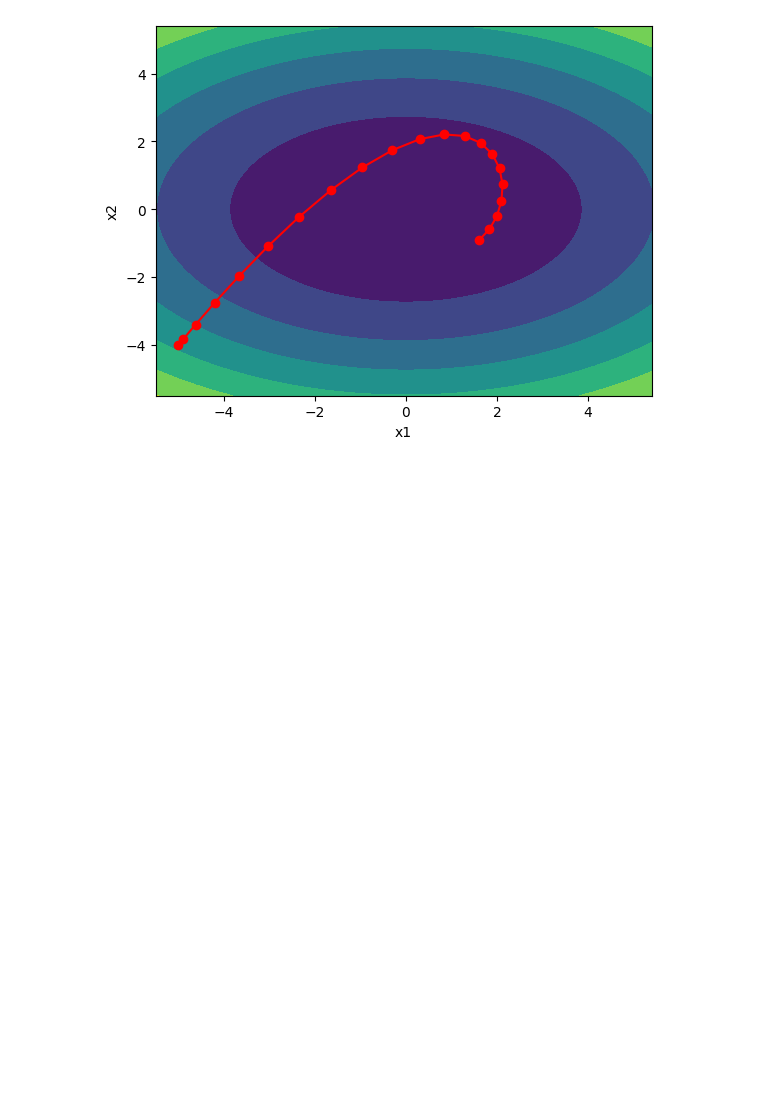
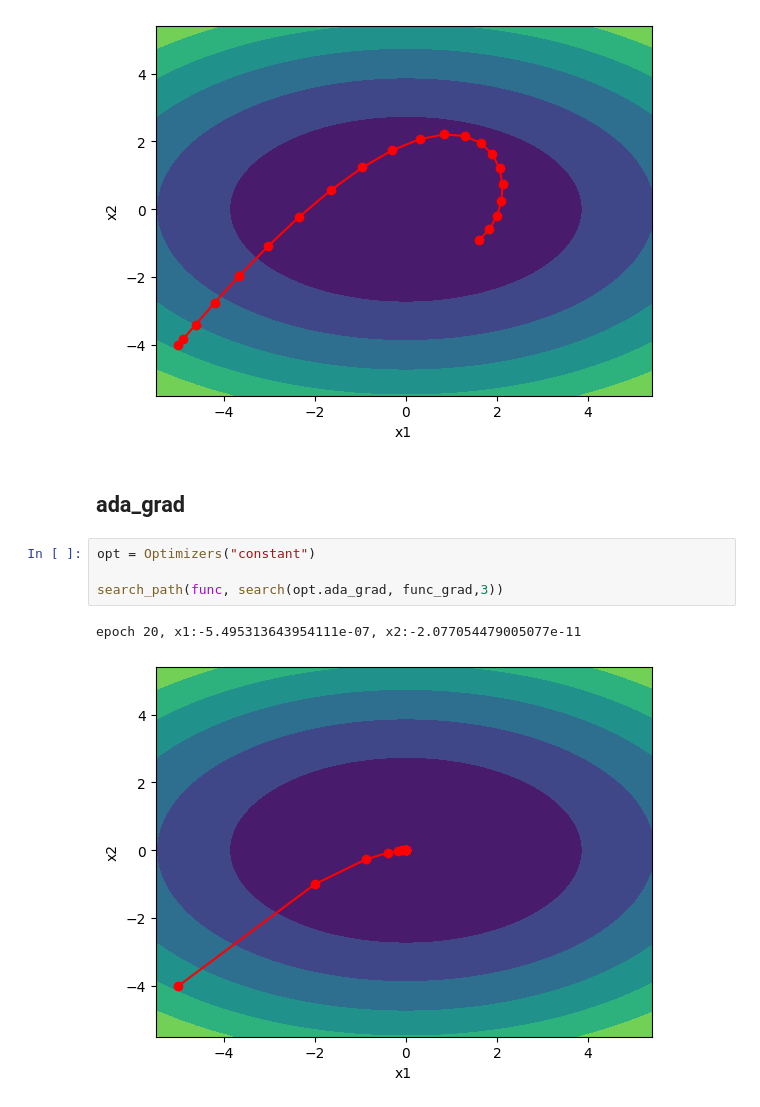
Before and after one commit to erfan-sadeghiii/Deep-Learning-exercises, a Jupyter notebook: 16_gradient_descent_optimizers.ipynb, the cells around one changed output. Cells and saved outputs as stored; diff of their text form; blank space fills up the shorter version.

```diff
--- a/16_gradient_descent_optimizers.ipynb
+++ b/16_gradient_descent_optimizers.ipynb
@@ -154,3 +201,12 @@ search_path(func, search(opt.nesterov_gradient_descent_with_momentum, func_grad,
 # %% [output]
 epoch 20, x1:1.6148263020774718, x2:-0.8980800336432664
 [figure]
+# %% [markdown]
+## ada_grad
+# %%
+opt = Optimizers("constant")
+
+search_path(func, search(opt.ada_grad, func_grad,3))
+# %% [output]
+epoch 20, x1:-5.495313643954111e-07, x2:-2.077054479005077e-11
+[figure, added]
```
Also changed, not shown: parts of 7 cells of this notebook.
